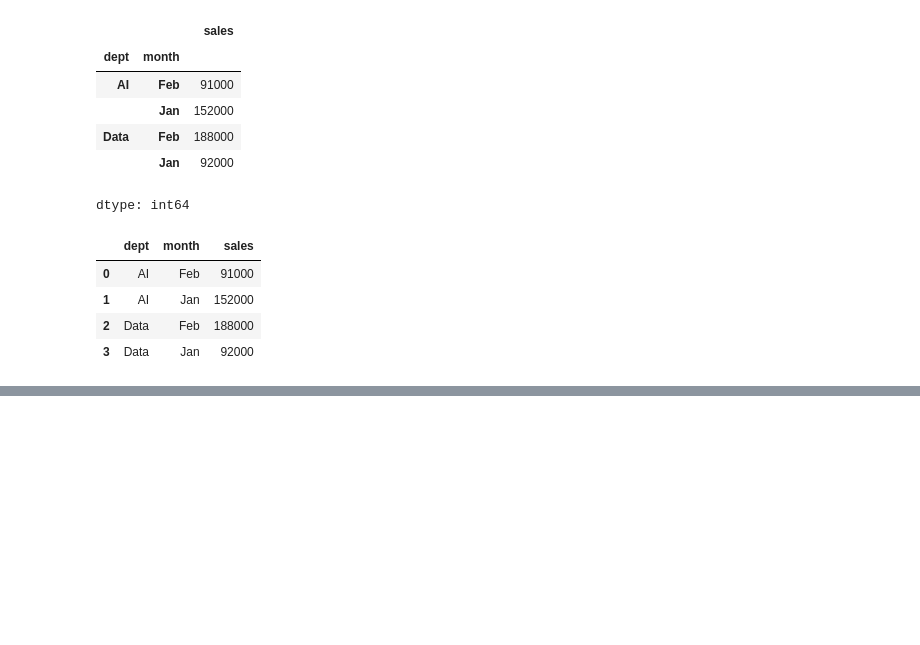
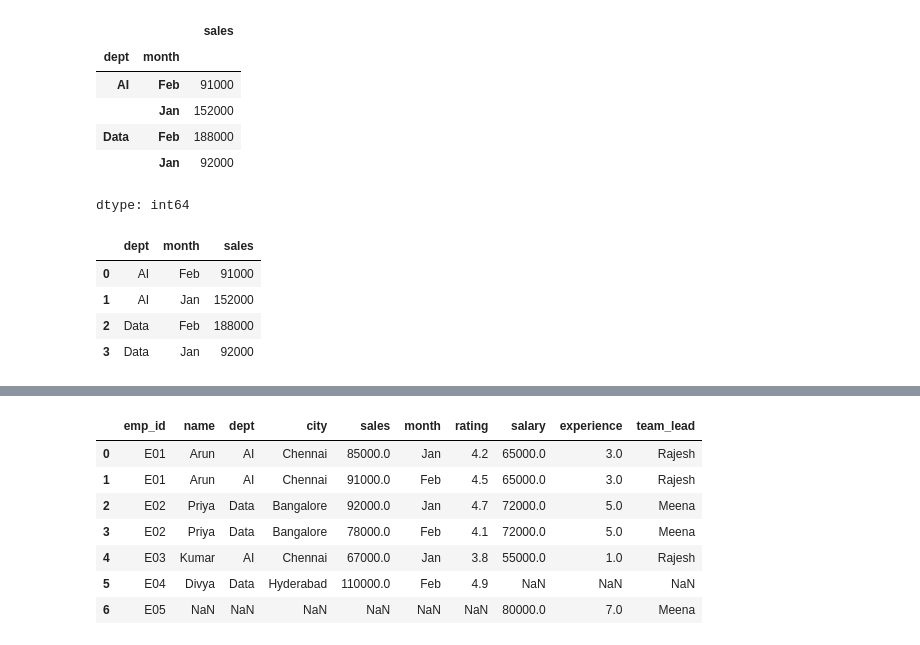
Before and after one commit to Allendecodes/Pandas_part_2, a Jupyter notebook: Pandas_part_2.ipynb, the cells around one changed output, grey strips where cells are left out. Drawn from its saved outputs; the diff is of its cells as text; code cells hidden in the pictures; blank space fills up the shorter version.

```diff
--- a/Pandas_part_2.ipynb
+++ b/Pandas_part_2.ipynb
@@ -119,0 +151,11 @@ dfs.groupby(['dept','month'], as_index=False)['sales'].sum() # as_index=False
+# %%
+pd.merge(dfs,dfe,on='emp_id',how = 'outer')
+# %% [output]
+|  | emp_id | name | dept | city | sales | month | rating | salary | experience | team_lead |
+| 0 | E01 | Arun | AI | Chennai | 85000.0 | Jan | 4.2 | 65000.0 | 3.0 | Rajesh |
+| 1 | E01 | Arun | AI | Chennai | 91000.0 | Feb | 4.5 | 65000.0 | 3.0 | Rajesh |
+| 2 | E02 | Priya | Data | Bangalore | 92000.0 | Jan | 4.7 | 72000.0 | 5.0 | Meena |
+| 3 | E02 | Priya | Data | Bangalore | 78000.0 | Feb | 4.1 | 72000.0 | 5.0 | Meena |
+| 4 | E03 | Kumar | AI | Chennai | 67000.0 | Jan | 3.8 | 55000.0 | 1.0 | Rajesh |
+| 5 | E04 | Divya | Data | Hyderabad | 110000.0 | Feb | 4.9 | NaN | NaN | NaN |
+| 6 | E05 | NaN | NaN | NaN | NaN | NaN | NaN | 80000.0 | 7.0 | Meena |
```
Also changed, not shown: parts of 15 cells of this notebook.
